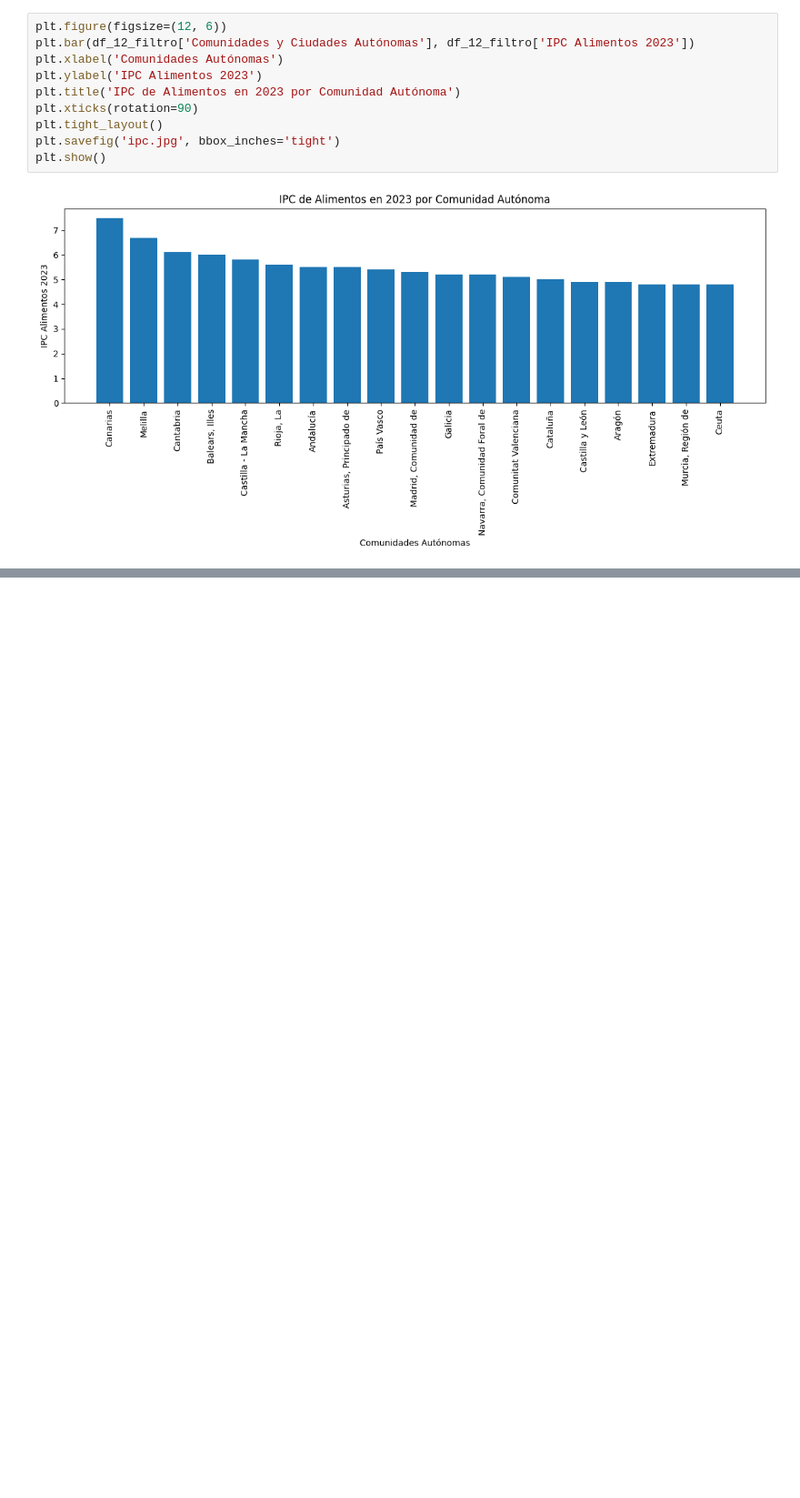
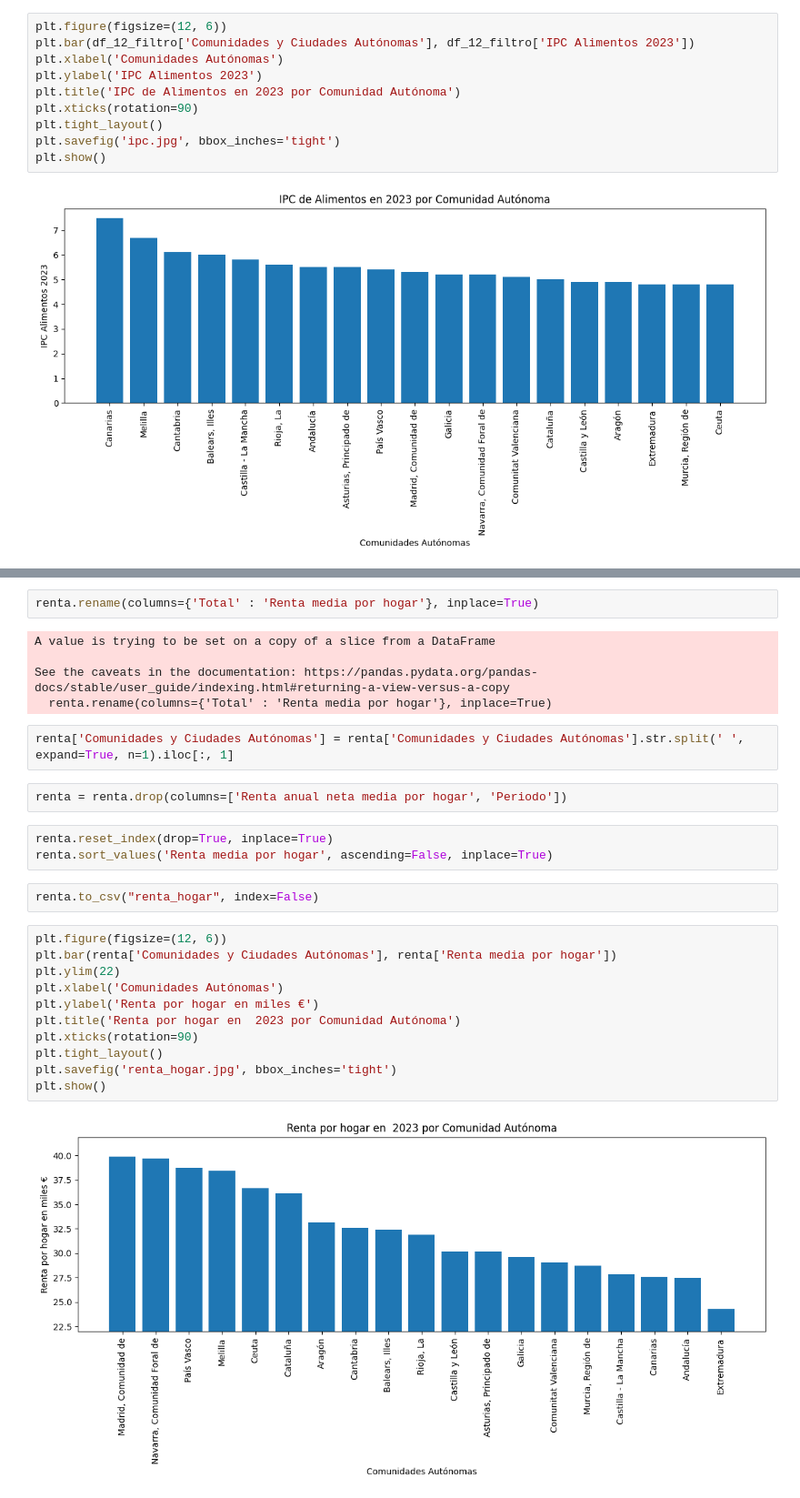
Before and after one commit to miguelrm81/EDA, a Jupyter notebook: limpieza_y_graficos2.ipynb, the cells around one changed output, grey strips where cells are left out. Shown: that part at 91% size. Saved outputs shown, nothing was run; the diff lists cells and outputs as text; blank space fills up the shorter version.

```diff
--- a/limpieza_y_graficos2.ipynb
+++ b/limpieza_y_graficos2.ipynb
@@ -381,0 +388,29 @@ plt.show()
+# %%
+renta.rename(columns={'Total' : 'Renta media por hogar'}, inplace=True)
+# %% [output]
+A value is trying to be set on a copy of a slice from a DataFrame
+
+See the caveats in the documentation: https://pandas.pydata.org/pandas-docs/stable/user_guide/indexing.html#returning-a-view-versus-a-copy
+  renta.rename(columns={'Total' : 'Renta media por hogar'}, inplace=True)
+# %%
+renta['Comunidades y Ciudades Autónomas'] = renta['Comunidades y Ciudades Autónomas'].str.split(' ', expand=True, n=1).iloc[:, 1]
+# %%
+renta = renta.drop(columns=['Renta anual neta media por hogar', 'Periodo'])
+# %%
+renta.reset_index(drop=True, inplace=True)
+renta.sort_values('Renta media por hogar', ascending=False, inplace=True)
+# %%
+renta.to_csv("renta_hogar", index=False)
+# %%
+plt.figure(figsize=(12, 6))
+plt.bar(renta['Comunidades y Ciudades Autónomas'], renta['Renta media por hogar'])
+plt.ylim(22)
+plt.xlabel('Comunidades Autónomas')
+plt.ylabel('Renta por hogar en miles €')
+plt.title('Renta por hogar en  2023 por Comunidad Autónoma')
+plt.xticks(rotation=90)
+plt.tight_layout()
+plt.savefig('renta_hogar.jpg', bbox_inches='tight')
+plt.show()
+# %% [output]
+[figure, added]
```
Also changed, not shown: parts of 1 cell of this notebook, 2 other files.
